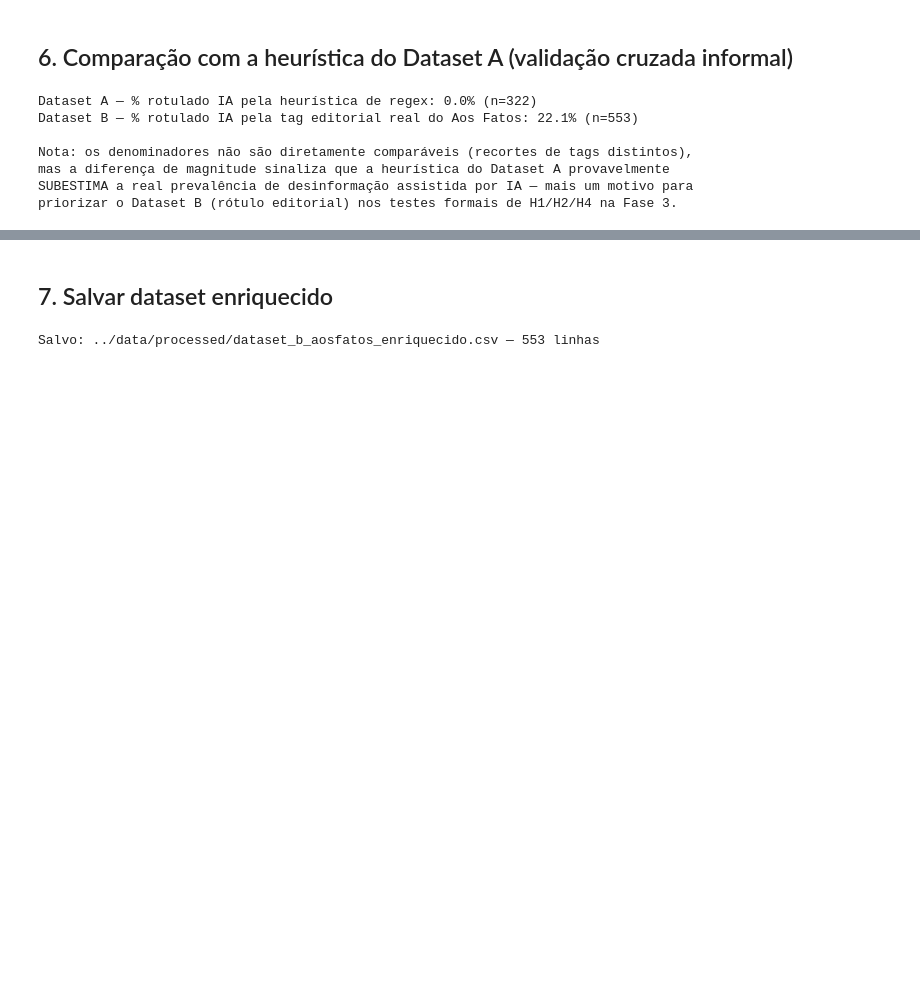
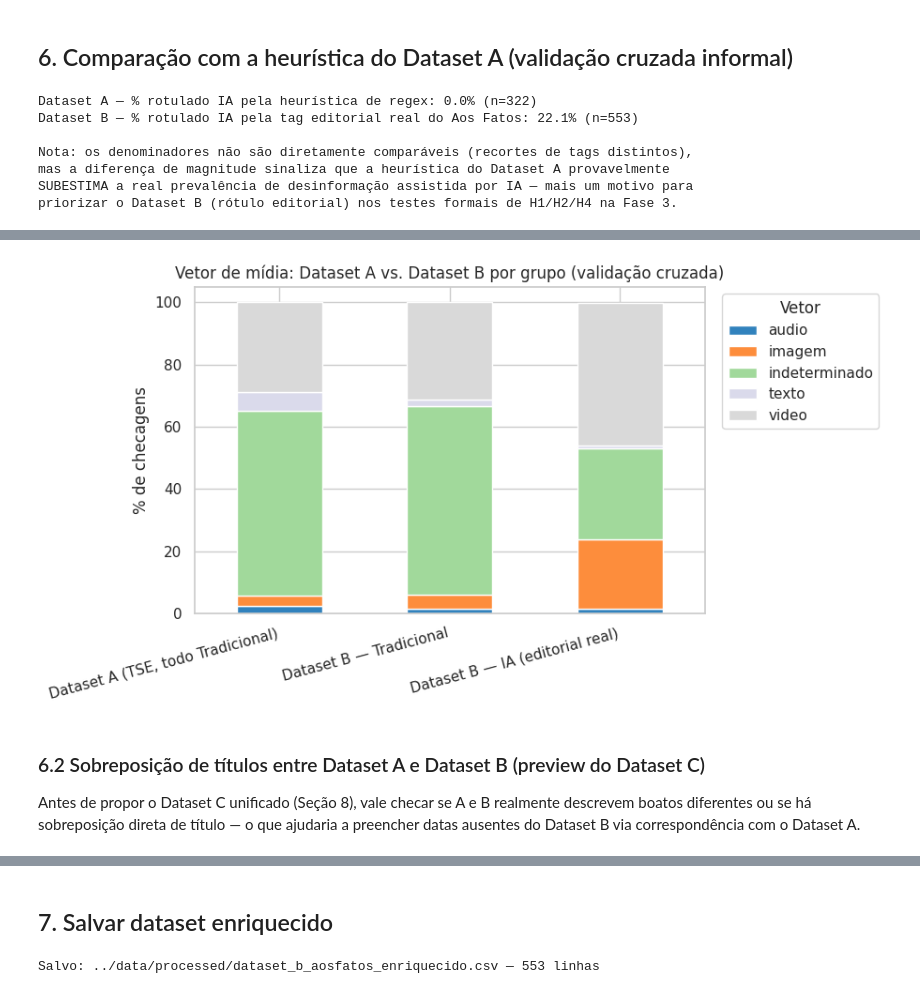
Before and after one commit to jpbezerra/politicAI, a Jupyter notebook: notebooks/02_dataset_b_aosfatos_eda.ipynb, the cells around one changed output, grey strips where cells are left out. Drawn from its saved outputs; the diff is of its cells as text; code cells hidden in the pictures; blank space fills up the shorter version.

```diff
--- a/notebooks/02_dataset_b_aosfatos_eda.ipynb
+++ b/notebooks/02_dataset_b_aosfatos_eda.ipynb
@@ -120,10 +122,10 @@ Name: count, dtype: int64
 ATTACK_KEYWORDS = {
     "candidato_pessoa": ["carater", "honestidade", "vida pessoal", "familia", "saude",
                           "corrupcao pessoal", "traicao", "diploma", "patrimonio pessoal",
-                          "morte", "morreu", "lula", "bolsonaro", "candidato", "candidata"],
+                          "morte", "morreu", "lula", "bolsonaro"],
     "urna_processo": ["urna", "biometria", "totalizacao", "apuracao", "sistema eletronico",
                        "fraude eleitoral", "codigo-fonte", "codigo fonte", "seguranca do voto",
-                       "tse", "eleicao", "eleicoes", "voto"],
+                       "tse"],
 }
 
 def alvo_ataque(titulo_norm):
@@ -280,6 +347,12 @@ plt.tight_layout(); plt.show()
 
 try:
     df_a = pd.read_csv("../data/processed/dataset_a_fato_ou_boato_enriquecido.csv")
+    df_a_disponivel = True
+except FileNotFoundError:
+    df_a_disponivel = False
+    print("Rode antes o notebook 01 para gerar ../data/processed/dataset_a_fato_ou_boato_enriquecido.csv")
+
+if df_a_disponivel:
     pct_ia_a = (df_a["rotulo_ia_bin"] == "IA").mean() * 100
     pct_ia_b = (df["rotulo_grupo"] == "IA").mean() * 100
     print(f"Dataset A — % rotulado IA pela heurística de regex: {pct_ia_a:.1f}% (n={len(df_a)})")
@@ -288,8 +361,6 @@ try:
     print("mas a diferença de magnitude sinaliza que a heurística do Dataset A provavelmente")
     print("SUBESTIMA a real prevalência de desinformação assistida por IA — mais um motivo para")
     print("priorizar o Dataset B (rótulo editorial) nos testes formais de H1/H2/H4 na Fase 3.")
-except FileNotFoundError:
-    print("Rode antes o notebook 01 para gerar ../data/processed/dataset_a_fato_ou_boato_enriquecido.csv")
 # %% [output]
 Dataset A — % rotulado IA pela heurística de regex: 0.0% (n=322)
 Dataset B — % rotulado IA pela tag editorial real do Aos Fatos: 22.1% (n=553)
@@ -300,0 +376,17 @@ priorizar o Dataset B (rótulo editorial) nos testes formais de H1/H2/H4 na Fase
+# %%
+
+if df_a_disponivel:
+    midia_a = df_a["vetor_midia"].value_counts(normalize=True).mul(100).round(1)
+    midia_b = df.groupby("rotulo_grupo")["vetor_midia"].value_counts(normalize=True).mul(100).round(1)
+
+    comparacao = pd.DataFrame({
+        "Dataset A (TSE, todo Tradicional)": midia_a,
+        "Dataset B — Tradicional": midia_b.get("Tradicional"),
+        "Dataset B — IA (editorial real)": midia_b.get("IA"),
+    }).fillna(0.0)
+    display(comparacao)
+
+    print("\n% audiovisual (vídeo+áudio) por coluna:")
+    print(comparacao.loc[["video", "audio"]].sum().round(1))
+else:
+    comparacao = None
@@ -300,0 +408,15 @@ priorizar o Dataset B (rótulo editorial) nos testes formais de H1/H2/H4 na Fase
+# %%
+
+if comparacao is not None:
+    fig, ax = plt.subplots(figsize=(9, 5))
+    comparacao.T.plot(kind="bar", stacked=True, colormap="tab20c", ax=ax)
+    ax.set_title("Vetor de mídia: Dataset A vs. Dataset B por grupo (validação cruzada)")
+    ax.set_ylabel("% de checagens"); ax.set_xlabel("")
+    ax.legend(title="Vetor", bbox_to_anchor=(1.02, 1), loc="upper left")
+    plt.xticks(rotation=15, ha="right")
+    plt.tight_layout(); plt.show()
+# %% [output]
+[figure, added]
+# %% [markdown]
+### 6.2 Sobreposição de títulos entre Dataset A e Dataset B (preview do Dataset C)
+Antes de propor o Dataset C unificado (Seção 8), vale checar se A e B realmente descrevem boatos diferentes ou se há sobreposição direta de título — o que ajudaria a preencher datas ausentes do Dataset B via correspondência com o Dataset A.
```
Also changed, not shown: parts of 19 cells of this notebook, 10 other files.
